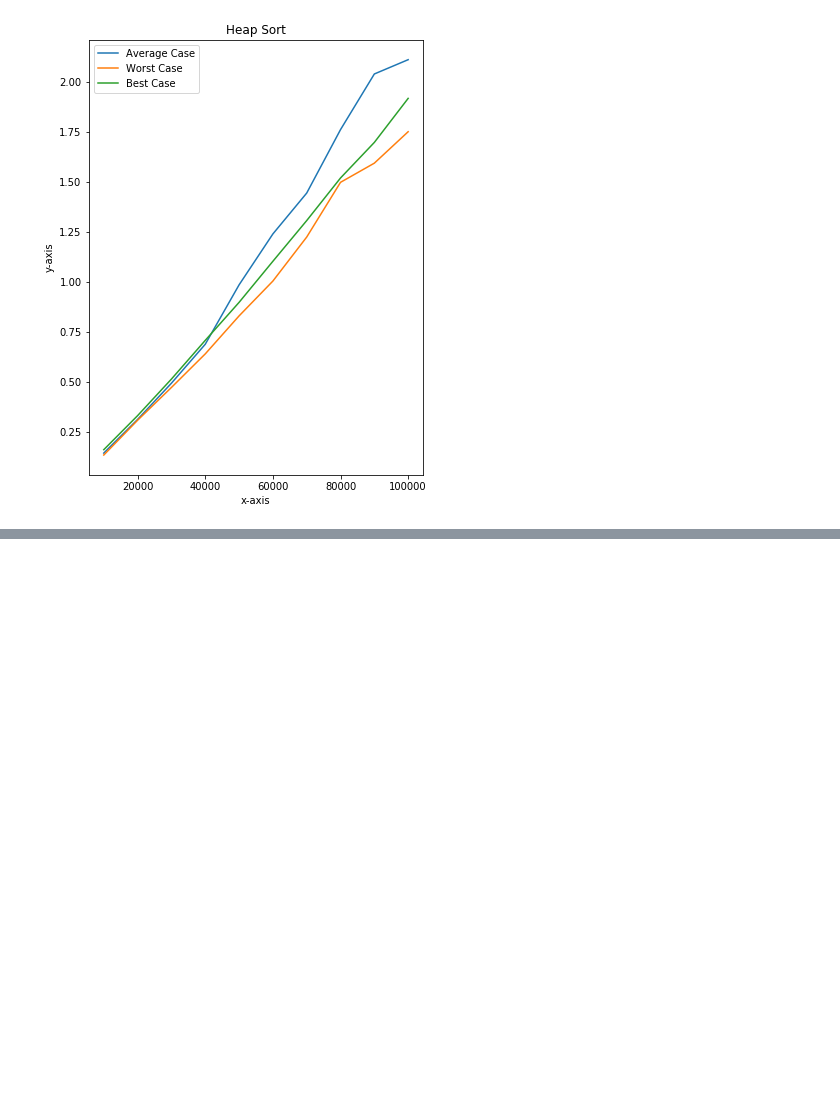
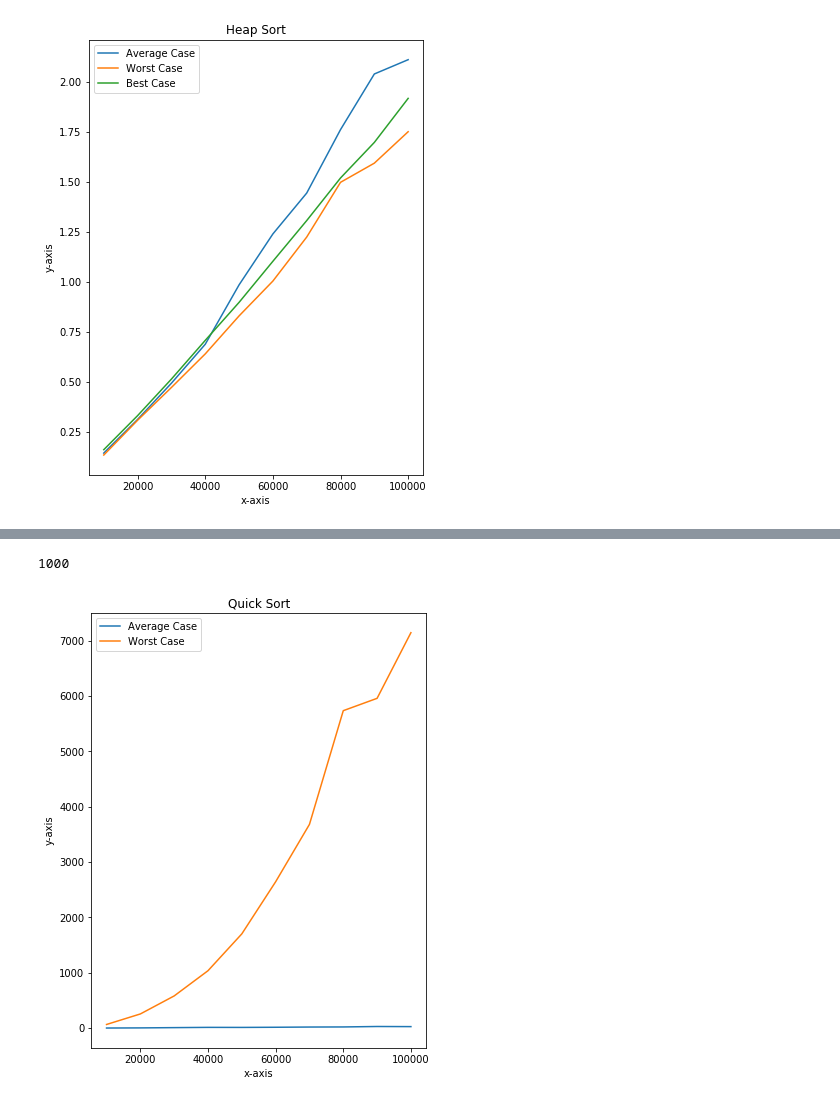
Before and after one commit to TanuAgrawal123/Complete-DS_Algo-with-Python, a Jupyter notebook: graph plotiing of various algo timecomplexity.ipynb, the cells around one changed output, grey strips where cells are left out. Cells and saved outputs as stored; diff of their text form; code cells hidden in the pictures; blank space fills up the shorter version.

```diff
--- a/graph plotiing of various algo timecomplexity.ipynb
+++ b/graph plotiing of various algo timecomplexity.ipynb
@@ -371,0 +603,27 @@ BinarySearch(Arr,ele)
+# %%
+def partition(A,p,r):
+    x=A[r]
+    i=p-1
+    for j in range(p,r):
+        if A[j]<=x:
+            i=i+1
+
+
+            A[i],A[j]=A[j],A[i]
+    A[i+1],A[r]=A[r],A[i+1]
+
+    return i+1
+
+
+
+
+
+def QuickSort(A,p,r):
+    if p<r:
+        q=partition(A,p,r)
+        QuickSort(A,p,q-1)
+        QuickSort(A,q+1,r)
+
+arr=[85,24,63,45,17,31,96,50]
+QuickSort(arr,0,len(arr)-1)
+print(arr)
@@ -371,0 +670,6 @@ BinarySearch(Arr,ele)
+# %%
+import sys
+
+sys.getrecursionlimit()
+# %% [output]
+1000
@@ -371,0 +678,20 @@ BinarySearch(Arr,ele)
+# %%
+import matplotlib.pyplot as plt
+X=[10000,20000,30000,40000,50000,60000,70000,80000,90000,100000]
+Y1=[i for i in K[0:10]]
+
+Y2=[i for i in K[10:20]]
+
+plt.figure(figsize=(6,8))
+plt.plot(X,Y1,label="Average Case")
+
+plt.plot(X,Y2,label="Worst Case")
+
+plt.xlabel("x-axis") # naming the x axis
+plt.ylabel("y-axis")  # naming the y axis
+plt.title("Quick Sort") # title of the graph
+
+plt.legend()
+plt.show()
+# %% [output]
+[figure, added]
```
Also changed, not shown: parts of 17 cells of this notebook, 2 other files.
